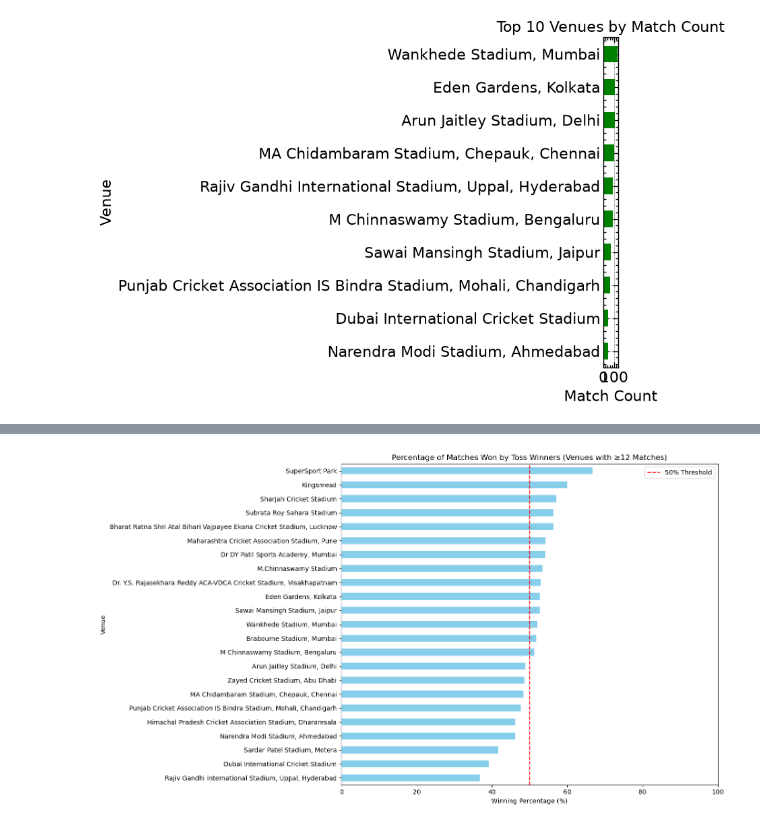
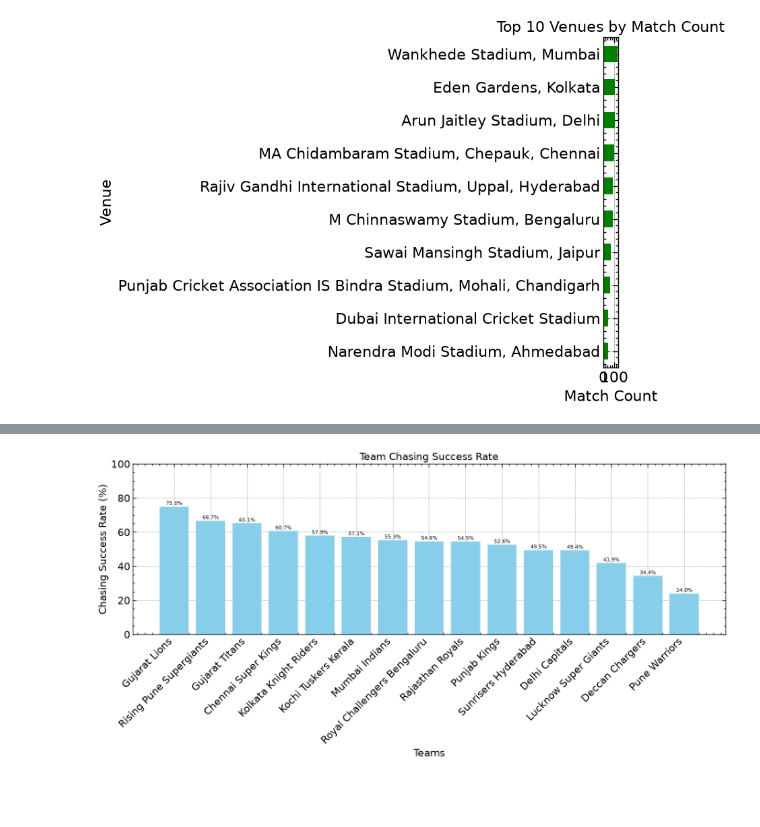
Before and after one commit to Karanveer-Tinna/ipl-cricket-prediction-model, a Jupyter notebook: notebooks/03_eda.ipynb, the cells around one changed output, grey strips where cells are left out. Drawn from its saved outputs; the diff is of its cells as text; code cells hidden in the pictures; blank space fills up the shorter version.

```diff
--- a/notebooks/03_eda.ipynb
+++ b/notebooks/03_eda.ipynb
@@ -592,31 +375,0 @@ plt.show()
-# %%
-df['toss_winner_wins'] = df['toss_winner'] == df['winner']
-
-# Group by venue and calculate total matches and matches won by toss winners
-venue_stats = df.groupby(['venue', 'toss_winner_wins']).size().unstack(fill_value=0)
-
-# Calculate total matches at each venue
-venue_stats['total_matches'] = venue_stats[True] + venue_stats[False]
-
-# Filter venues with at least 10 matches
-filtered_stats = venue_stats[venue_stats['total_matches'] >= 12]
-
-# Calculate percentage of matches won by toss winners at filtered venues
-venue_percentage = (filtered_stats[True] / filtered_stats['total_matches']) * 100
-
-# Sort by percentage for better visualization
-venue_percentage = venue_percentage.sort_values(ascending=True)
-
-# Create a bar plot
-plt.figure(figsize=(14, 8))
-venue_percentage.plot(kind='barh', color='skyblue')
-plt.title('Percentage of Matches Won by Toss Winners (Venues with ≥12 Matches)')
-plt.xlabel('Winning Percentage (%)')
-plt.ylabel('Venue')
-plt.axvline(x=50, color='red', linestyle='--', label='50% Threshold')
-plt.xlim(0, 100)
-plt.legend()
-plt.tight_layout()
-plt.show()
-# %% [output]
-[figure, removed]
@@ -643,0 +376,42 @@ plt.show()
+# %%
+def get_chasing_team(row):
+    if row['toss_decision'] == 'field':
+        return row['toss_winner']
+    else:
+        return row['team1'] if row['toss_winner'] != row['team1'] else row['team2']
+
+match_df['chasing_team'] = match_df.apply(get_chasing_team, axis=1)
+
+chasing_matches = match_df['chasing_team'].value_counts()
+
+chasing_wins = match_df[match_df['winner'] == match_df['chasing_team']]['winner'].value_counts()
+
+chasing_df = pd.DataFrame({
+    'Chasing Matches': chasing_matches,
+    'Chasing Wins': chasing_wins
+}).fillna(0)
+
+chasing_df['Chasing Success %'] = (
+    chasing_df['Chasing Wins'] / chasing_df['Chasing Matches']
+) * 100
+
+chasing_df = chasing_df.sort_values('Chasing Success %', ascending=False)
+
+plt.figure(figsize=(14,7))
+x = np.arange(len(chasing_df))
+
+plt.bar(x, chasing_df['Chasing Success %'], color='skyblue')
+
+for i, val in enumerate(chasing_df['Chasing Success %']):
+    plt.text(x[i], val + 1, f'{val:.1f}%', ha='center', fontsize=8)
+
+plt.xticks(x, chasing_df.index, rotation=45, ha='right')
+plt.ylabel('Chasing Success Rate (%)')
+plt.xlabel('Teams')
+plt.title('Team Chasing Success Rate')
+plt.ylim(0, 100)
+plt.grid(axis='y', linestyle='--', alpha=0.5)
+plt.tight_layout()
+plt.show()
+# %% [output]
+[figure, added]
```
Also changed, not shown: parts of 13 cells of this notebook.
